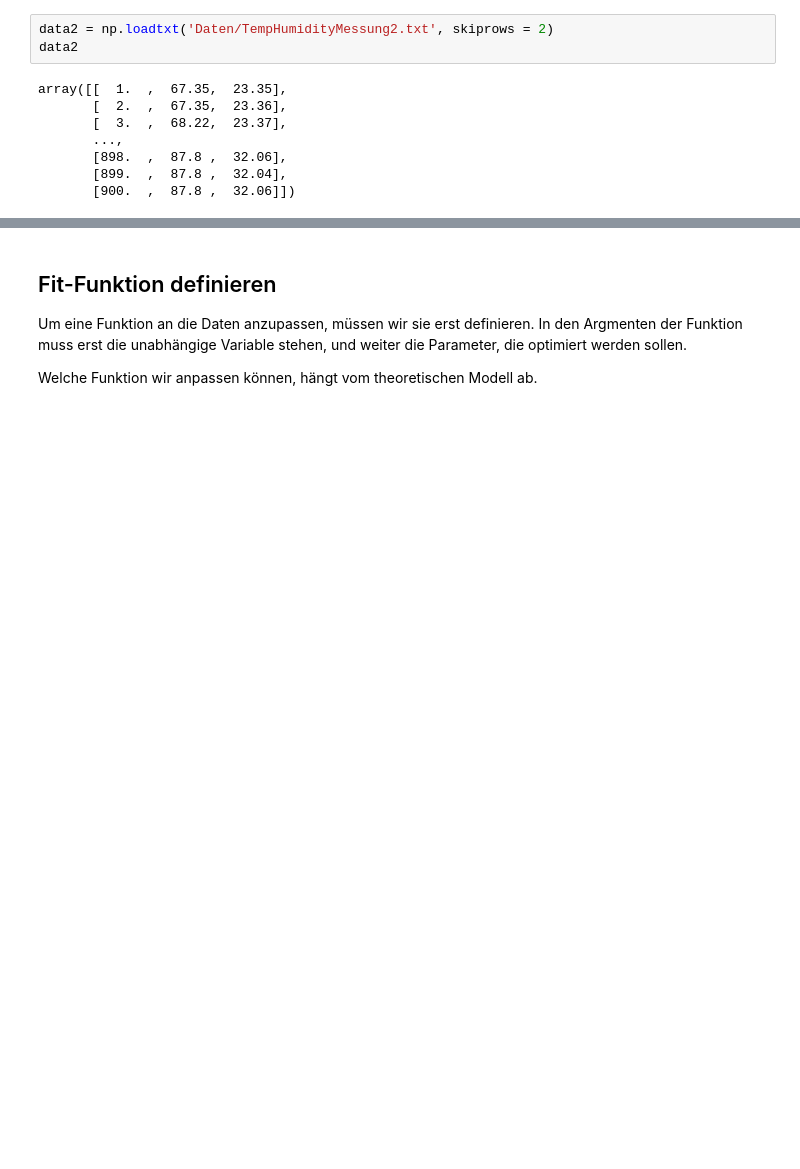
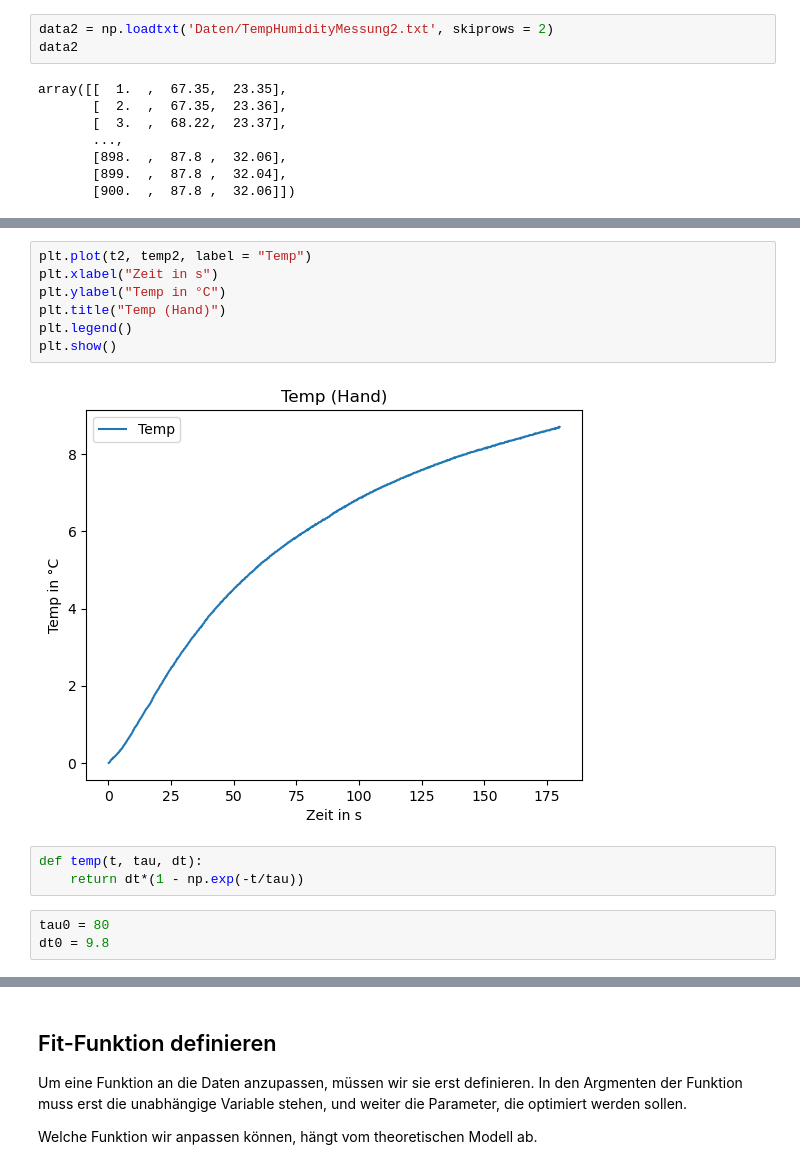
Before and after one commit to Physalis2/PythonKurs25, a Jupyter notebook: PythonKurs25/Notebooks-20250312/roh_11_Daten_auswerten_mit_scipy.ipynb, the cells around one changed output, grey strips where cells are left out. Cells and saved outputs as stored; diff of their text form; blank space fills up the shorter version.

```diff
--- a/PythonKurs25/Notebooks-20250312/roh_11_Daten_auswerten_mit_scipy.ipynb
+++ b/PythonKurs25/Notebooks-20250312/roh_11_Daten_auswerten_mit_scipy.ipynb
@@ -40,0 +84,15 @@ array([[  1.  ,  67.35,  23.35],
+# %%
+plt.plot(t2, temp2, label = "Temp")
+plt.xlabel("Zeit in s")
+plt.ylabel("Temp in °C")
+plt.title("Temp (Hand)")
+plt.legend()
+plt.show()
+# %% [output]
+[figure, added]
+# %%
+def temp(t, tau, dt):
+    return dt*(1 - np.exp(-t/tau))
+# %%
+tau0 = 80
+dt0 = 9.8
```
Also changed, not shown: parts of 8 cells of this notebook.
